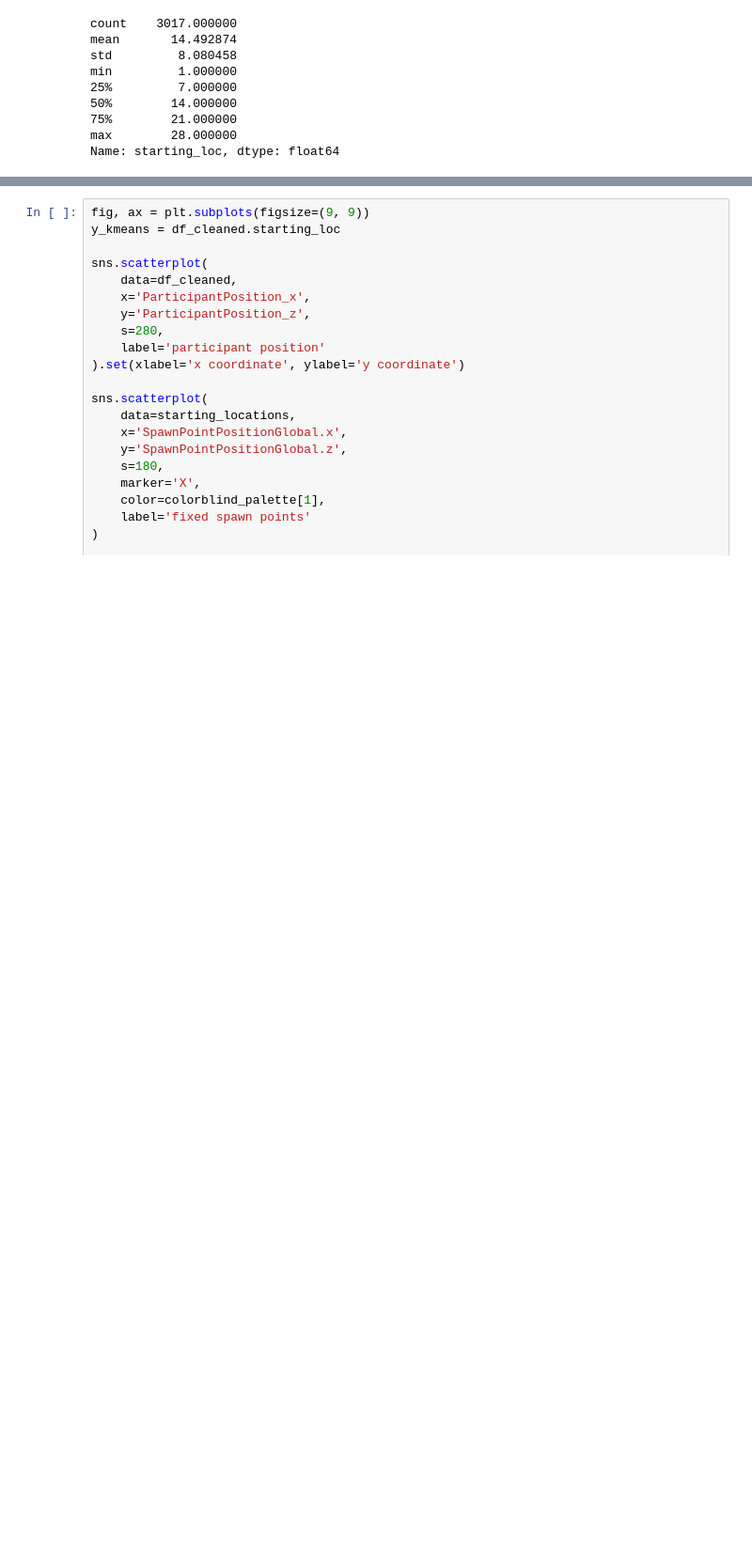
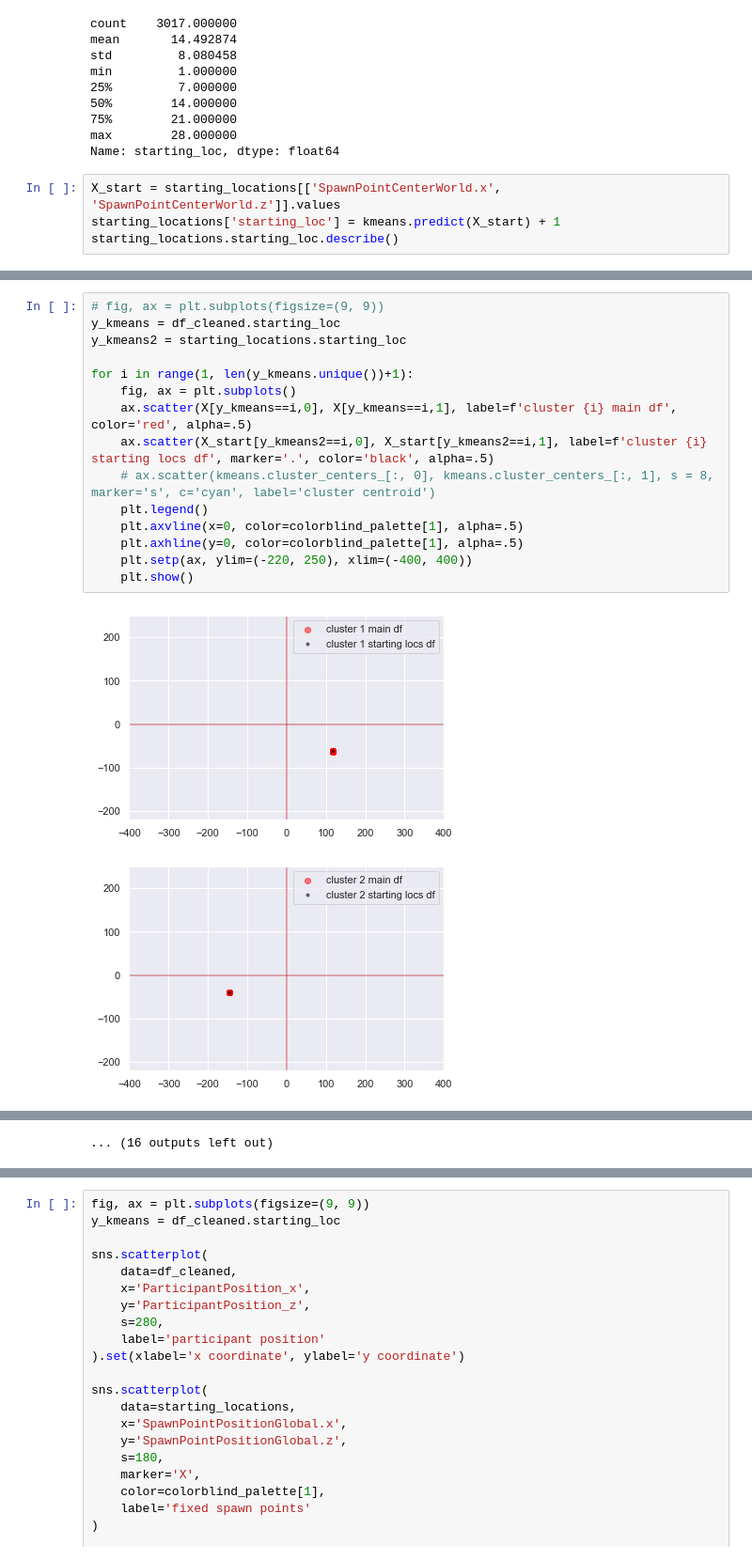
Before and after one commit to nora-maleki/humanA-pointing-task-analysis, a Jupyter notebook: analyses/01_main/01_preprocessing.ipynb, the cells around one changed output, grey strips where cells are left out. Shown at 94% size. Drawn from its saved outputs; the diff is of its cells as text; blank space fills up the shorter version.

Commit message:
added starting locations to the dataframe

```diff
--- a/analyses/01_main/01_preprocessing.ipynb
+++ b/analyses/01_main/01_preprocessing.ipynb
@@ -356,3 +356,7 @@ min         1.000000
 75%        21.000000
 max        28.000000
 Name: starting_loc, dtype: float64
+# %%
+X_start = starting_locations[['SpawnPointCenterWorld.x', 'SpawnPointCenterWorld.z']].values
+starting_locations['starting_loc'] = kmeans.predict(X_start) + 1
+starting_locations.starting_loc.describe()
@@ -358,0 +373,18 @@ Name: starting_loc, dtype: float64
+# %%
+# fig, ax = plt.subplots(figsize=(9, 9))
+y_kmeans = df_cleaned.starting_loc
+y_kmeans2 = starting_locations.starting_loc
+
+for i in range(1, len(y_kmeans.unique())+1):
+    fig, ax = plt.subplots()
+    ax.scatter(X[y_kmeans==i,0], X[y_kmeans==i,1], label=f'cluster {i} main df', color='red', alpha=.5)
+    ax.scatter(X_start[y_kmeans2==i,0], X_start[y_kmeans2==i,1], label=f'cluster {i} starting locs df', marker='.', color='black', alpha=.5)
+    # ax.scatter(kmeans.cluster_centers_[:, 0], kmeans.cluster_centers_[:, 1], s = 8, marker='s', c='cyan', label='cluster centroid')
+    plt.legend()
+    plt.axvline(x=0, color=colorblind_palette[1], alpha=.5)
+    plt.axhline(y=0, color=colorblind_palette[1], alpha=.5)
+    plt.setp(ax, ylim=(-220, 250), xlim=(-400, 400))
+    plt.show()
+# %% [output]
+[figure, added]
+[figure, added]
@@ -358,0 +401 @@ Name: starting_loc, dtype: float64
+... (16 outputs left out)
```
Also changed, not shown: parts of 9 cells of this notebook.
